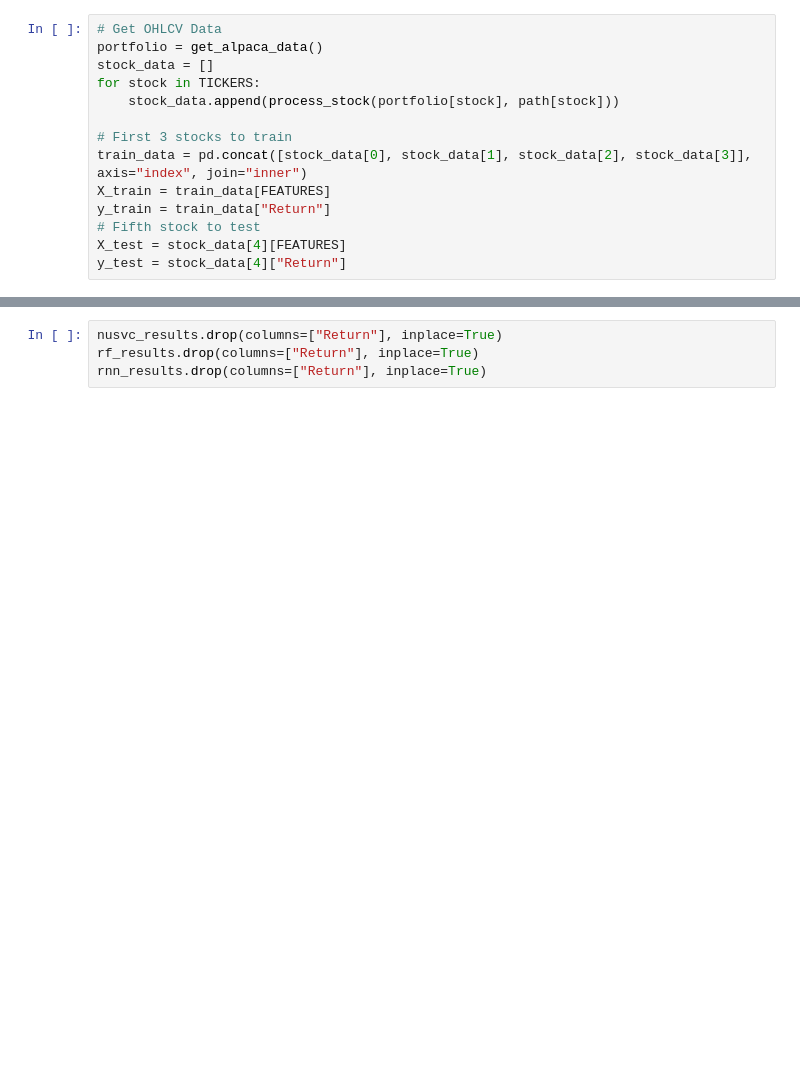
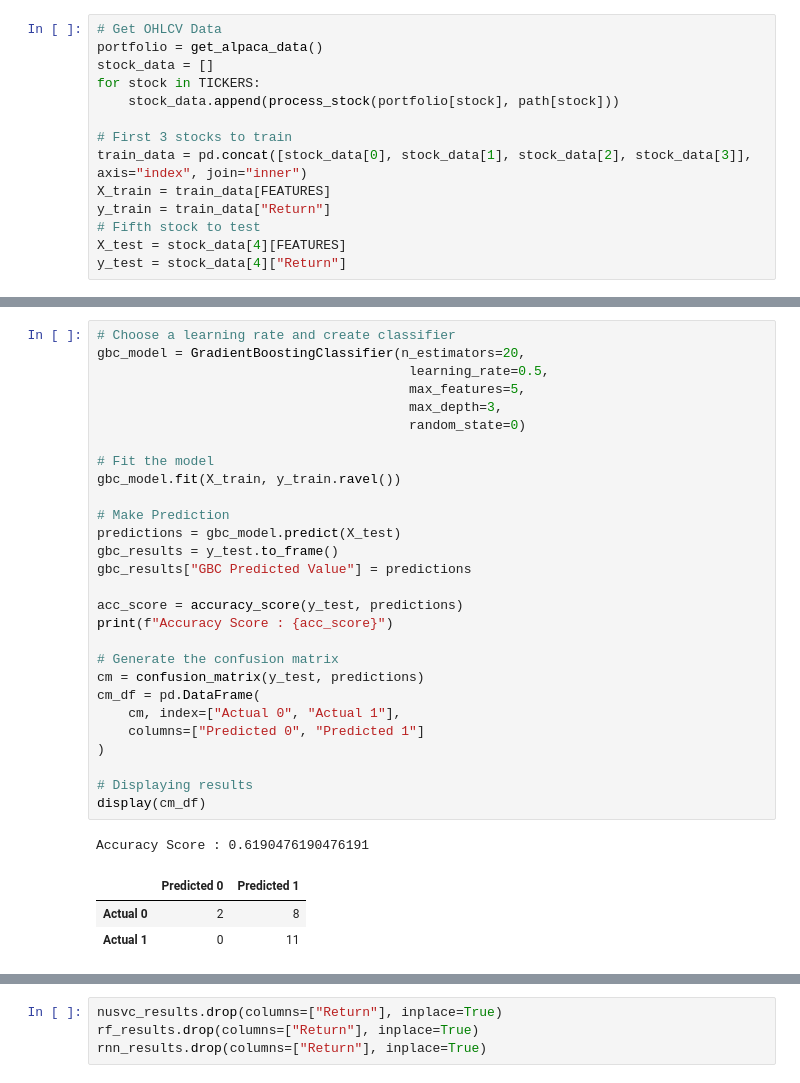
Before and after one commit to tsanpitak/Project_2, a Jupyter notebook: Integrated.ipynb, the cells around one changed output, grey strips where cells are left out. Cells and saved outputs as stored; diff of their text form; blank space fills up the shorter version.

Commit message:
Add Gradient Boosted Tree and cummulative return results

```diff
--- a/Integrated.ipynb
+++ b/Integrated.ipynb
@@ -290,3 +335,36 @@ weighted avg       0.65      0.35      0.43        20
+# %%
+# Choose a learning rate and create classifier
+gbc_model = GradientBoostingClassifier(n_estimators=20,
+                                        learning_rate=0.5,
+                                        max_features=5,
+                                        max_depth=3,
+                                        random_state=0)
+
+# Fit the model
+gbc_model.fit(X_train, y_train.ravel())
+
+# Make Prediction
+predictions = gbc_model.predict(X_test)
+gbc_results = y_test.to_frame()
+gbc_results["GBC Predicted Value"] = predictions
+
+acc_score = accuracy_score(y_test, predictions)
+print(f"Accuracy Score : {acc_score}")
+
+# Generate the confusion matrix
+cm = confusion_matrix(y_test, predictions)
+cm_df = pd.DataFrame(
+    cm, index=["Actual 0", "Actual 1"],
+    columns=["Predicted 0", "Predicted 1"]
+)
+
+# Displaying results
+display(cm_df)
+# %% [output]
+Accuracy Score : 0.6190476190476191
+|  | Predicted 0 | Predicted 1 |
+| Actual 0 | 2 | 8 |
+| Actual 1 | 0 | 11 |
 # %%
 # KERAS LSTM RNN
 import tensorflow as tf
```
Also changed, not shown: parts of 11 cells of this notebook.
